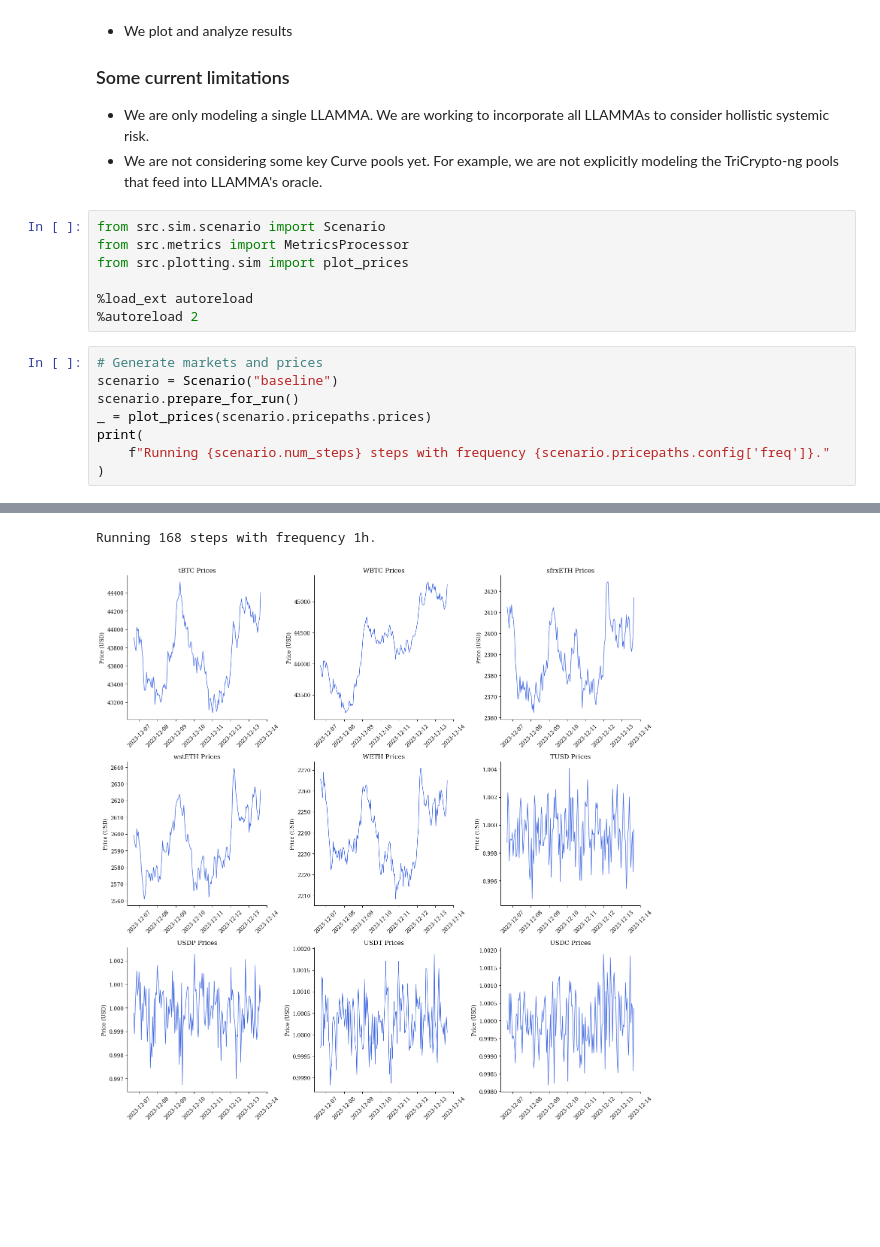
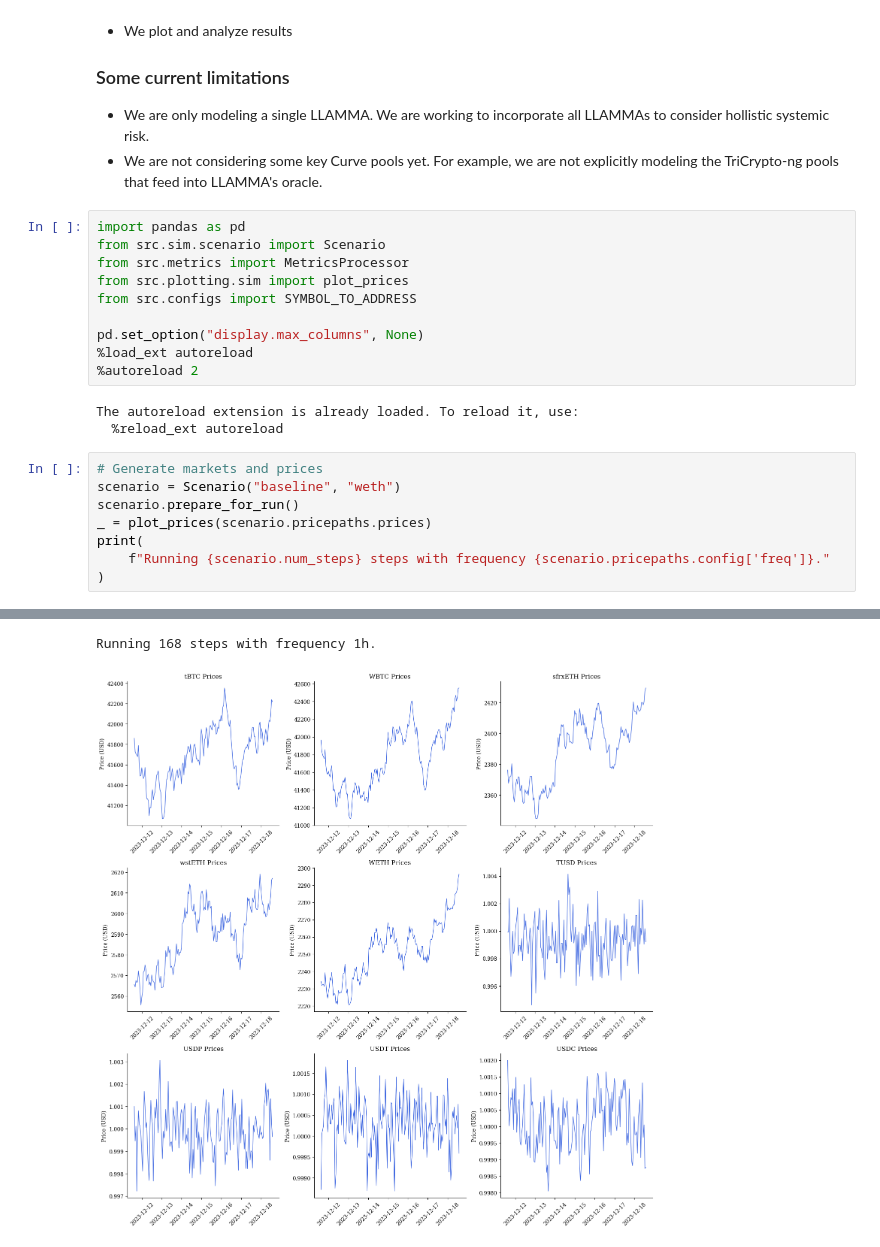
Before and after one commit to xenophonlabs/crvUSDrisk, a Jupyter notebook: notebooks/demo_sim.ipynb, the cells around one changed output, grey strips where cells are left out. Drawn from its saved outputs; the diff is of its cells as text; blank space fills up the shorter version.

```diff
--- a/notebooks/demo_sim.ipynb
+++ b/notebooks/demo_sim.ipynb
@@ -10,15 +10,21 @@ In this notebook, we demonstrate a single run of our risk simulation:
 - We are only modeling a single LLAMMA. We are working to incorporate all LLAMMAs to consider hollistic systemic risk.
 - We are not considering some key Curve pools yet. For example, we are not explicitly modeling the TriCrypto-ng pools that feed into LLAMMA's oracle.
 # %%
+import pandas as pd
 from src.sim.scenario import Scenario
 from src.metrics import MetricsProcessor
 from src.plotting.sim import plot_prices
+from src.configs import SYMBOL_TO_ADDRESS
 
+pd.set_option("display.max_columns", None)
 %load_ext autoreload
 %autoreload 2
+# %% [output]
+The autoreload extension is already loaded. To reload it, use:
+  %reload_ext autoreload
 # %%
 # Generate markets and prices
-scenario = Scenario("baseline")
+scenario = Scenario("baseline", "weth")
 scenario.prepare_for_run()
 _ = plot_prices(scenario.pricepaths.prices)
 print(
@@ -31,5 +37,5 @@ print(
 Running 168 steps with frequency 1h.
-[figure, old version]
+[figure, new version]
 # %%
 metricsprocessor = MetricsProcessor(scenario)
 metricsprocessor.initial_state
```
Also changed, not shown: parts of 16 cells of this notebook.
